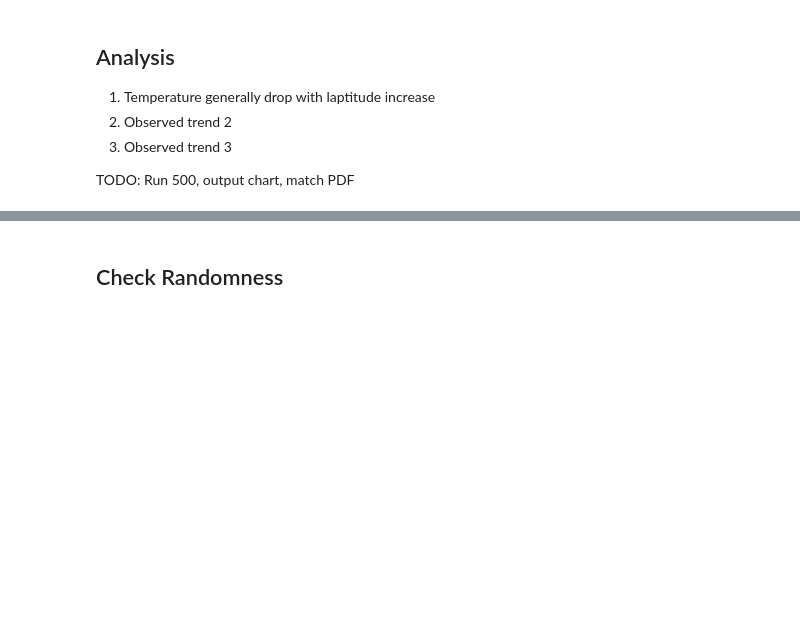
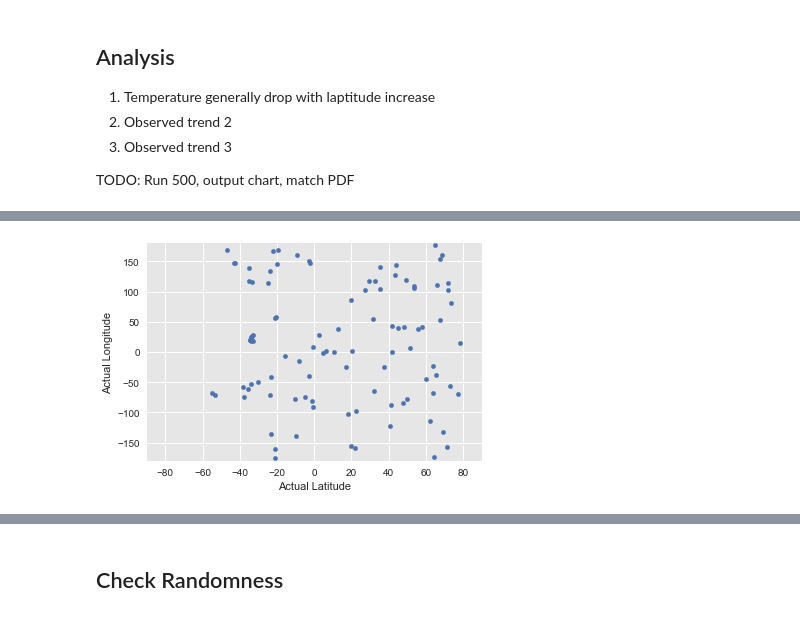
Before and after one commit to feng443/RUDSWeek6API, a Jupyter notebook: WeatherPy.ipynb, the cells around one changed output, grey strips where cells are left out. Cells and saved outputs as stored; diff of their text form; code cells hidden in the pictures; blank space fills up the shorter version.

```diff
--- a/WeatherPy.ipynb
+++ b/WeatherPy.ipynb
@@ -9,0 +158,9 @@ TODO: Run 500, output chart, match PDF
+# %%
+weather_py = WeatherPy(
+    number_of_cities=100,
+    log_file='weather_py.log',
+    csv_file='weather_py.csv',
+    png_file='weather_py.png',
+    actual_png_file='weather_actual.png',
+)
+weather_py.pick_all_cities()
@@ -9,0 +176,4 @@ TODO: Run 500, output chart, match PDF
+# %%
+weather_py.plot_lat_lon()
+# %% [output]
+[figure, added]
```
Also changed, not shown: parts of 17 cells of this notebook.
